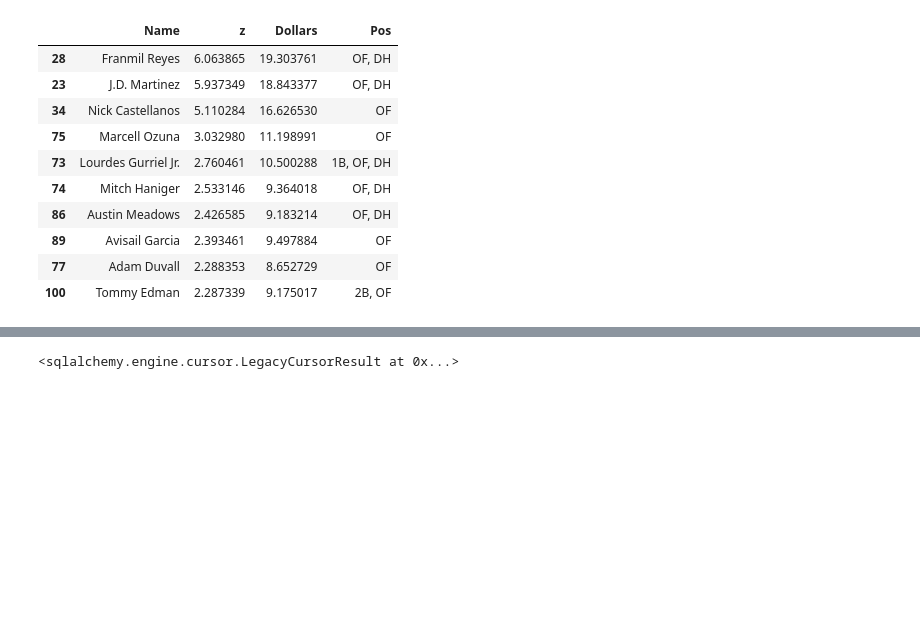
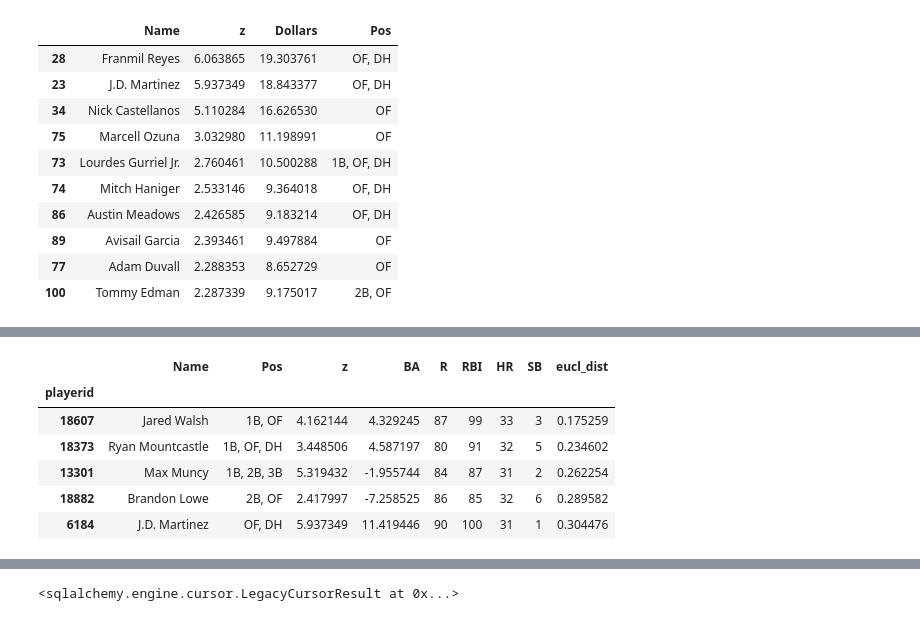
Before and after one commit to haueter19/baseball, a Jupyter notebook: Fantasy Work.ipynb, the cells around one changed output, grey strips where cells are left out. Saved outputs shown, nothing was run; the diff lists cells and outputs as text; code cells hidden in the pictures; blank space fills up the shorter version.

```diff
--- a/Fantasy Work.ipynb
+++ b/Fantasy Work.ipynb
@@ -632,0 +623,21 @@ fig.show()
+# %%
+from sklearn.preprocessing import MinMaxScaler
+from scipy.stats.stats import pearsonr
+def scale_data(df, cols):
+    """
+    INPUT:
+        df: original dataframe
+        list: subset of columns to scale
+    OUTPUT:
+        df: scaled data
+    """
+    scaler = MinMaxScaler()
+    scaler.fit(df[cols])
+    scaled_df = scaler.transform(df[cols])
+    scaled_df = pd.DataFrame(scaled_df, index=df.index)
+    scaled_df.columns=[df[cols].columns.tolist()]
+    return scaled_df
+# %%
+cols = ['BA', 'R', 'RBI', 'HR', 'SB']
+scaled_df = scale_data(h[h['Owner'].isna()].set_index('playerid'), cols)
+scaled_df.loc['11737', cols]
@@ -632,0 +651,3 @@ fig.show()
+# %%
+for j, i in scaled_df.iterrows():
+    print(j)
@@ -632,0 +672,19 @@ fig.show()
+# %%
+def add_distance_metrics(h, player_id, col_list):
+    scaled_df = scale_data(h[h['Owner'].isna()].set_index('playerid'), col_list)
+    df2 = h[h['Owner'].isna()].loc[:,['playerid', 'Name', 'Pos', 'z']+col_list].set_index('playerid')
+    for j, row in scaled_df.iterrows():
+        #df2.at[j,'corr'] = pearsonr(scaled_df.loc[player_id,col_list],row[col_list])[0]
+        df2.at[j,'eucl_dist'] = np.linalg.norm(scaled_df.loc[player_id,col_list] - row[col_list])
+        #df2.at[j,'manh_dist']= sum(abs(e - s) for s, e in zip(scaled_df.loc[player_id,col_list], row[col_list]))
+    return df2.sort_values('eucl_dist').iloc[1:6]
+# %%
+add_distance_metrics(h, '14566', cols)#.iloc[1:6]
+# %% [output]
+|  | Name | Pos | z | BA | R | RBI | HR | SB | eucl_dist |
+| playerid |  |  |  |  |  |  |  |  |  |
+| 18607 | Jared Walsh | 1B, OF | 4.162144 | 4.329245 | 87 | 99 | 33 | 3 | 0.175259 |
+| 18373 | Ryan Mountcastle | 1B, OF, DH | 3.448506 | 4.587197 | 80 | 91 | 32 | 5 | 0.234602 |
+| 13301 | Max Muncy | 1B, 2B, 3B | 5.319432 | -1.955744 | 84 | 87 | 31 | 2 | 0.262254 |
+| 18882 | Brandon Lowe | 2B, OF | 2.417997 | -7.258525 | 86 | 85 | 32 | 6 | 0.289582 |
+| 6184 | J.D. Martinez | OF, DH | 5.937349 | 11.419446 | 90 | 100 | 31 | 1 | 0.304476 |
```
Also changed, not shown: parts of 19 cells of this notebook, 4 other files.
